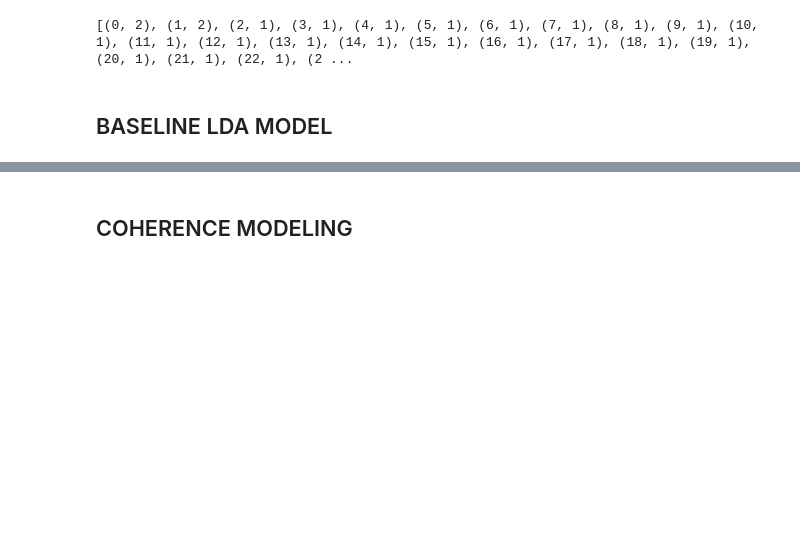
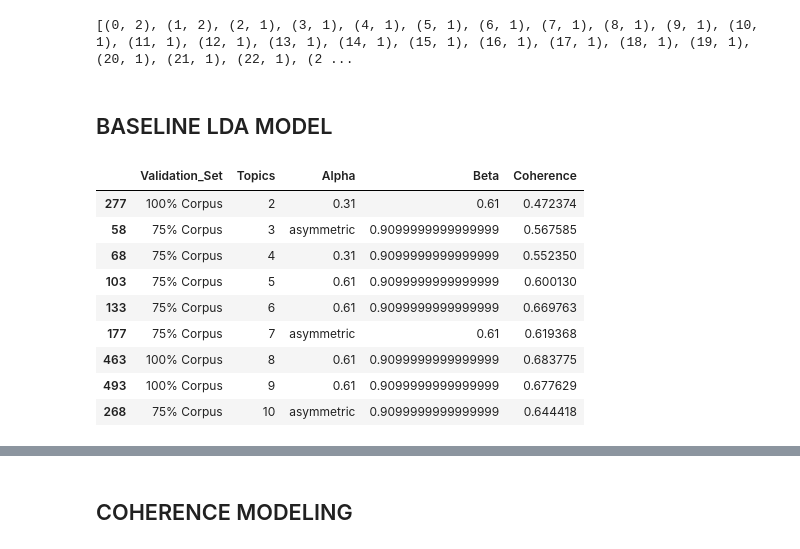
Before and after one commit to bellaachang/UW-Pharm-NLP, a Jupyter notebook: Bella_EDA.ipynb, the cells around one changed output, grey strips where cells are left out. Saved outputs shown, nothing was run; the diff lists cells and outputs as text; code cells hidden in the pictures; blank space fills up the shorter version.

```diff
--- a/Bella_EDA.ipynb
+++ b/Bella_EDA.ipynb
@@ -175,6 +179,20 @@ print(corpus[:1][0][:30])
 [(0, 2), (1, 2), (2, 1), (3, 1), (4, 1), (5, 1), (6, 1), (7, 1), (8, 1), (9, 1), (10, 1), (11, 1), (12, 1), (13, 1), (14, 1), (15, 1), (16, 1), (17, 1), (18, 1), (19, 1), (20, 1), (21, 1), (22, 1), (2 ...
 # %% [markdown]
 ## BASELINE LDA MODEL
+# %%
+results = pd.read_csv("lda_tuning_results.csv")
+results.loc[results.groupby('Topics')['Coherence'].idxmax()]
+# %% [output]
+|  | Validation_Set | Topics | Alpha | Beta | Coherence |
+| 277 | 100% Corpus | 2 | 0.31 | 0.61 | 0.472374 |
+| 58 | 75% Corpus | 3 | asymmetric | 0.9099999999999999 | 0.567585 |
+| 68 | 75% Corpus | 4 | 0.31 | 0.9099999999999999 | 0.552350 |
+| 103 | 75% Corpus | 5 | 0.61 | 0.9099999999999999 | 0.600130 |
+| 133 | 75% Corpus | 6 | 0.61 | 0.9099999999999999 | 0.669763 |
+| 177 | 75% Corpus | 7 | asymmetric | 0.61 | 0.619368 |
+| 463 | 100% Corpus | 8 | 0.61 | 0.9099999999999999 | 0.683775 |
+| 493 | 100% Corpus | 9 | 0.61 | 0.9099999999999999 | 0.677629 |
+| 268 | 75% Corpus | 10 | asymmetric | 0.9099999999999999 | 0.644418 |
 # %%
 # Build baseline LDA model
 lda_model = gensim.models.LdaMulticore(corpus=corpus,
```
Also changed, not shown: parts of 15 cells of this notebook, 1 other file.
